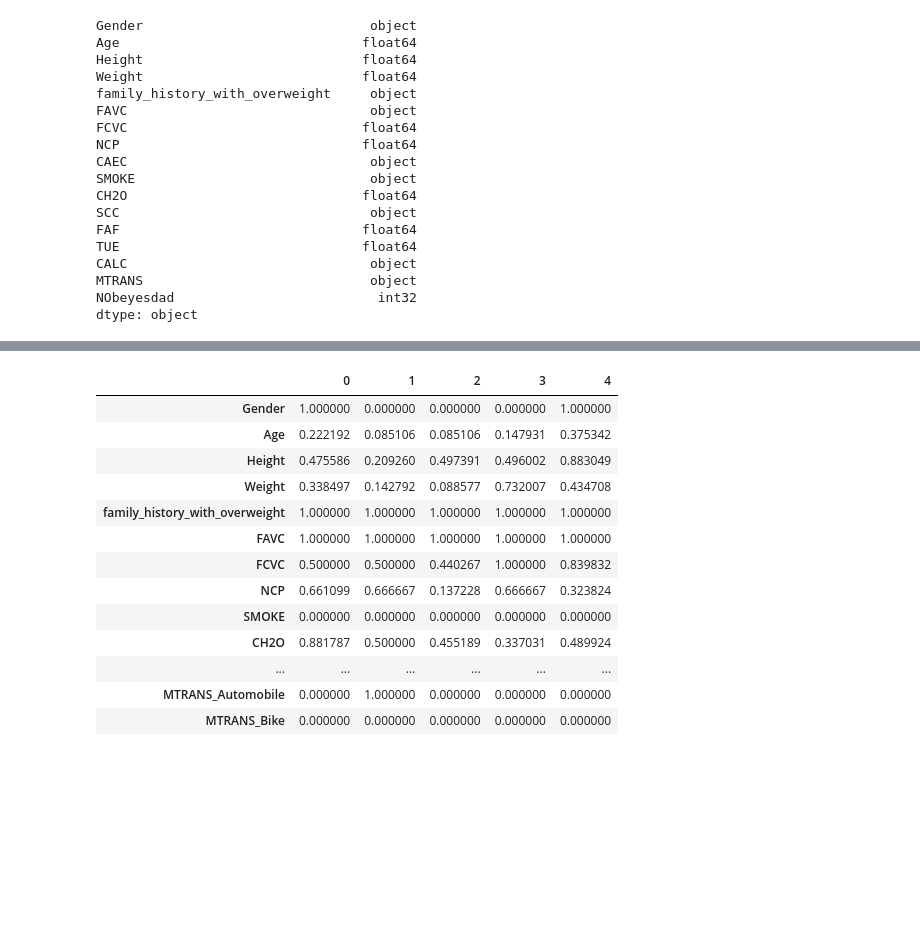
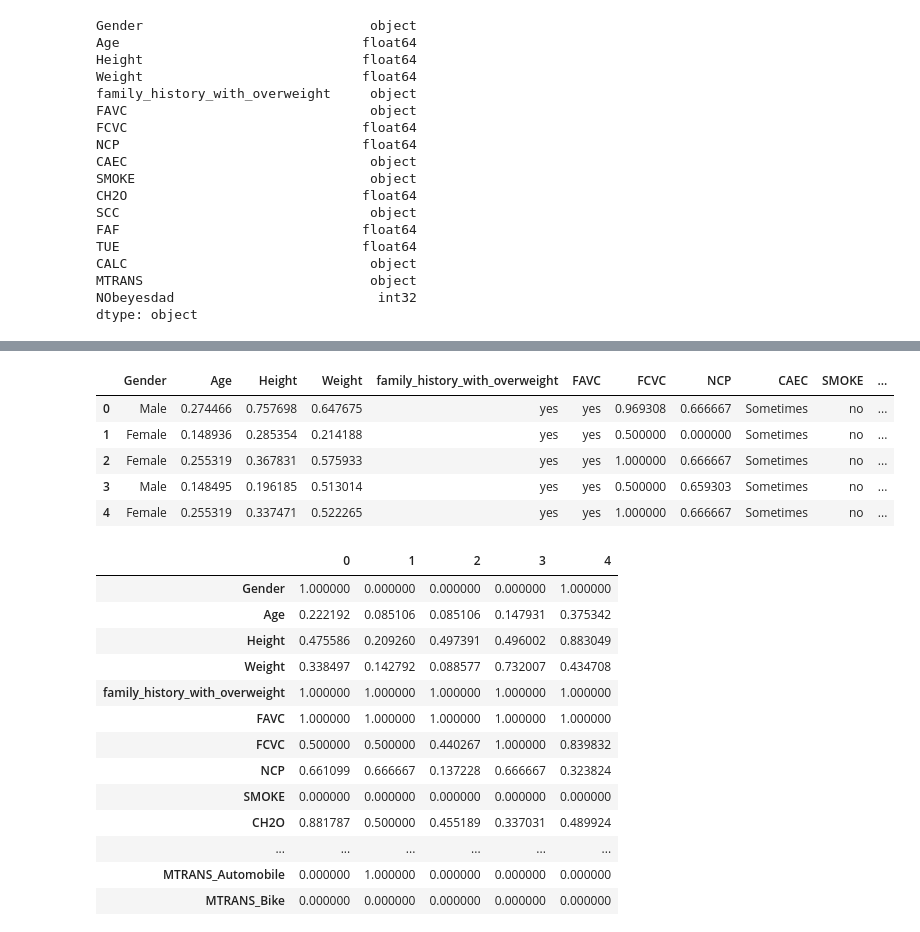
Before and after one commit to IvanTrujilloTrujillo/obesity_risk_prediction, a Jupyter notebook: data_cleaning.ipynb, the cells around one changed output, grey strips where cells are left out. Cells and saved outputs as stored; diff of their text form; code cells hidden in the pictures; blank space fills up the shorter version.

```diff
--- a/data_cleaning.ipynb
+++ b/data_cleaning.ipynb
@@ -189,2 +204,11 @@ one_hot_encoder = OneHotEncoder()
+# %%
+test.head()
+# %% [output]
+|  | Gender | Age | Height | Weight | family_history_with_overweight | FAVC | FCVC | NCP | CAEC | SMOKE | ... |
+| 0 | Male | 0.274466 | 0.757698 | 0.647675 | yes | yes | 0.969308 | 0.666667 | Sometimes | no | ... |
+| 1 | Female | 0.148936 | 0.285354 | 0.214188 | yes | yes | 0.500000 | 0.000000 | Sometimes | no | ... |
+| 2 | Female | 0.255319 | 0.367831 | 0.575933 | yes | yes | 1.000000 | 0.666667 | Sometimes | no | ... |
+| 3 | Male | 0.148495 | 0.196185 | 0.513014 | yes | yes | 0.500000 | 0.659303 | Sometimes | no | ... |
+| 4 | Female | 0.255319 | 0.337471 | 0.522265 | yes | yes | 1.000000 | 0.666667 | Sometimes | no | ... |
 # %%
 for col in train.columns:
```
Also changed, not shown: parts of 10 cells of this notebook, 6 other files.
